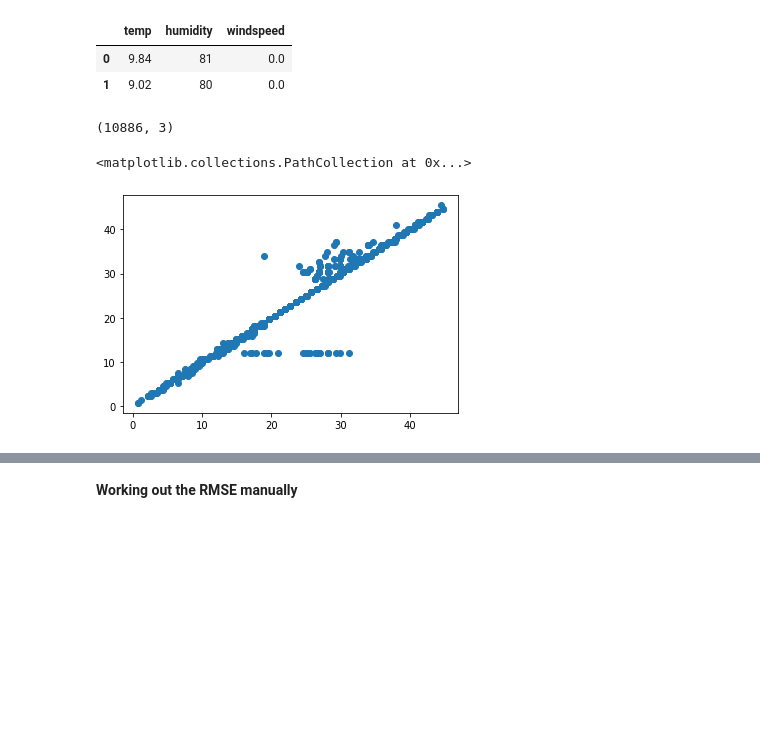
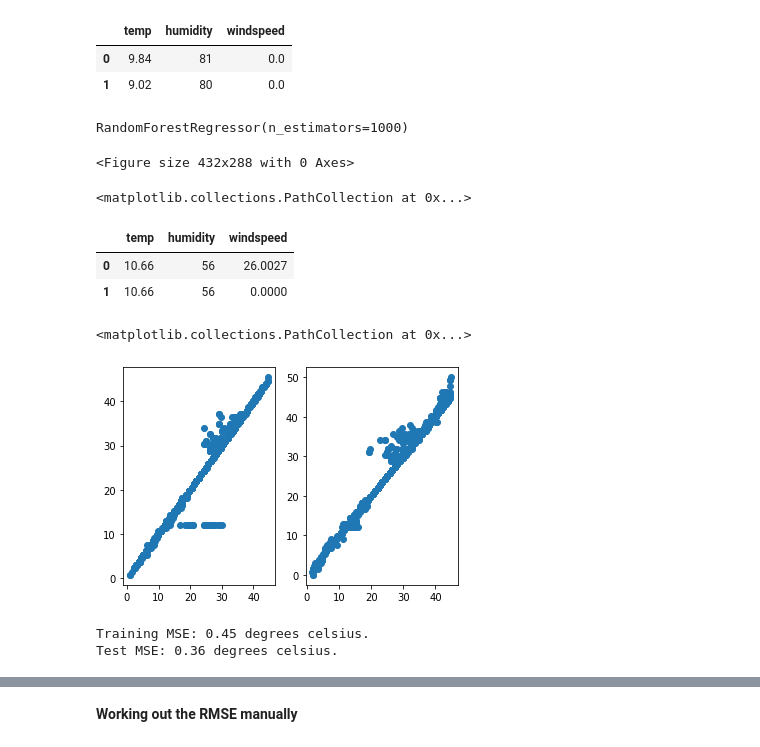
Before and after one commit to bndxn/macfiles, a Jupyter notebook: WS3/WS3 - Random forest regression.ipynb, the cells around one changed output, grey strips where cells are left out. Cells and saved outputs as stored; diff of their text form; code cells hidden in the pictures; blank space fills up the shorter version.

```diff
--- a/WS3/WS3 - Random forest regression.ipynb
+++ b/WS3/WS3 - Random forest regression.ipynb
@@ -98,22 +59,40 @@ trainclean.head(2)
 |  | temp | humidity | windspeed |
 | 0 | 9.84 | 81 | 0.0 |
 | 1 | 9.02 | 80 | 0.0 |
-# %%
-trainclean.shape
-# %% [output]
-(10886, 3)
 # %%
 # Code from Kaggle https://www.kaggle.com/viveksrinivasan/eda-ensemble-model-top-10-percentile
 from sklearn.ensemble import RandomForestRegressor
-rfModel = RandomForestRegressor(n_estimators=10) # This creates the random forest regression
-rfModel.fit(trainclean,atemp) # This fits between the x and y data, of the form rfModel.fit(x_train,y_train)
-preds = rfModel.predict(trainclean) # Now we are getting the predictions
+rfModel = RandomForestRegressor(n_estimators=1000) # This creates the random forest regression
+rfModel.fit(trainclean,train_atemp) # This fits between the x and y data, of the form rfModel.fit(x_train,y_train)
+# %% [output]
+RandomForestRegressor(n_estimators=1000)
-# %%
-# I think this now graphs the predictions against the actual values
-# Shouldn't the axes be the same? preds is giving low values
-fig = plt.figure()
-ax = fig.add_subplot(1,1,1)
-ax.scatter(preds,atemp)
-# %% [output]
-<matplotlib.collections.PathCollection at 0x...>
-[figure, removed]
+# %%
+fig = plt.figure()
+# %% [output]
+<Figure size 432x288 with 0 Axes>
+# %%
+# Predictions against the actual values for the training set
+train_preds = rfModel.predict(trainclean) # Now we are getting the predictions
+ax = fig.add_subplot(1,2,1)
+ax.scatter(train_preds,train_atemp)
+# %% [output]
+<matplotlib.collections.PathCollection at 0x...>
+# %%
+test = pd.read_csv('test.csv')
+test_atemp = test['atemp']
+testclean = test.drop(['datetime','atemp'],axis=1)
+testclean.head(2)
+# %% [output]
+|  | temp | humidity | windspeed |
+| 0 | 10.66 | 56 | 26.0027 |
+| 1 | 10.66 | 56 | 0.0000 |
+# %%
+test_preds = rfModel.predict(testclean) # Now we are getting the predictions
+ax2 = fig.add_subplot(1,2,2)
+ax2.scatter(test_preds,test_atemp)
+# %% [output]
+<matplotlib.collections.PathCollection at 0x...>
+# %%
+fig
+# %% [output]
+[figure, added]
@@ -119,0 +102,7 @@ ax.scatter(preds,atemp)
+# %%
+# MSE
+print('Training MSE:', round(np.mean(train_errors), 2), 'degrees celsius.')
+print('Test MSE:', round(np.mean(test_errors), 2), 'degrees celsius.')
+# %% [output]
+Training MSE: 0.45 degrees celsius.
+Test MSE: 0.36 degrees celsius.
```
Also changed, not shown: parts of 19 cells of this notebook, 3 other files.
